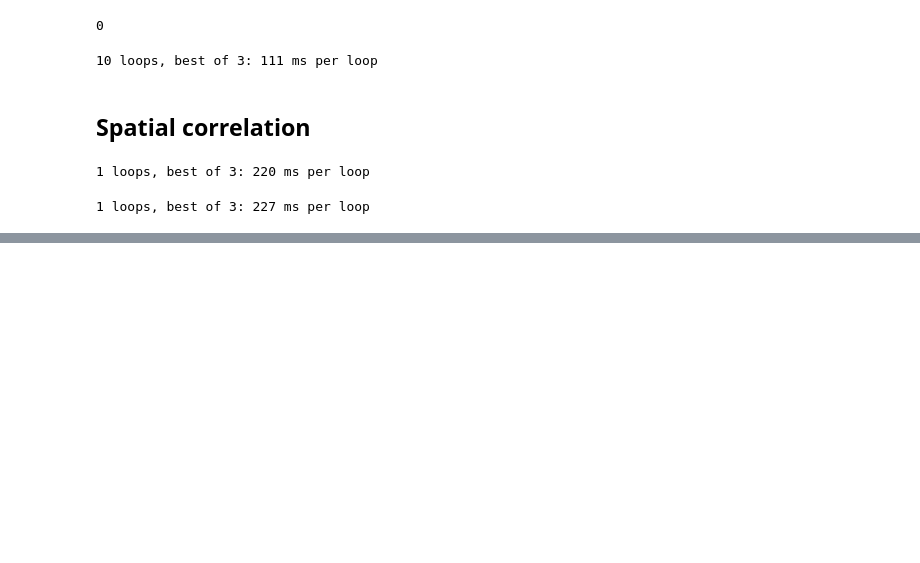
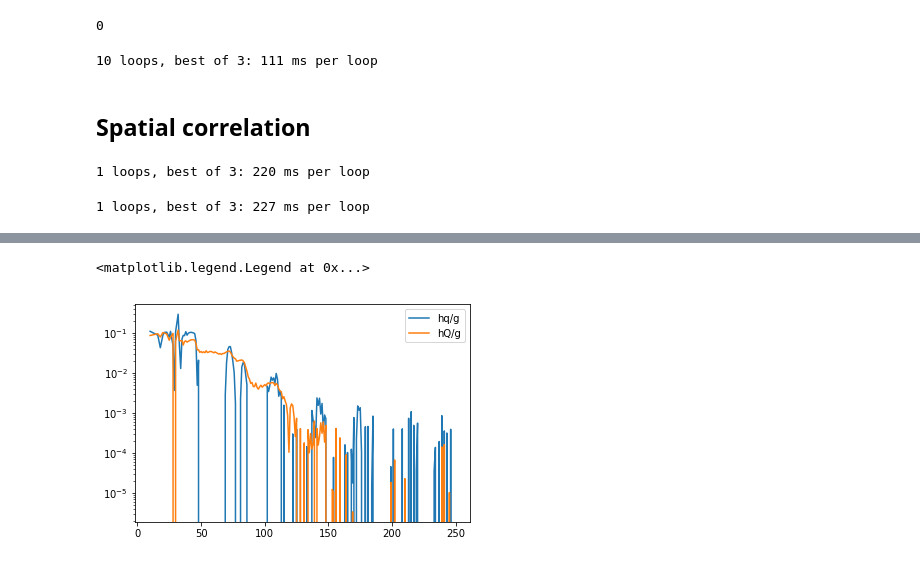
Before and after one commit to MathieuLeocmach/colloids, a Jupyter notebook: python/colloids/cython/boo.ipynb, the cells around one changed output, grey strips where cells are left out. Drawn from its saved outputs; the diff is of its cells as text; code cells hidden in the pictures; blank space fills up the shorter version.

```diff
--- a/python/colloids/cython/boo.ipynb
+++ b/python/colloids/cython/boo.ipynb
@@ -442 +485,10 @@ def numba_coarsegrain_qlm(qlm, bonds, inside):
+# %%
+good = g2>1
+plt.plot(np.where(good)[0], hq2[good]/g2[good], label='hq/g')
+plt.plot(np.where(good)[0], hQ2[good]/g2[good], label='hQ/g')
+plt.yscale('log')
+plt.legend()
+# %% [output]
+<matplotlib.legend.Legend at 0x...>
+[figure, added]
 # %%
```
Also changed, not shown: parts of 26 cells of this notebook, 1 other file.
